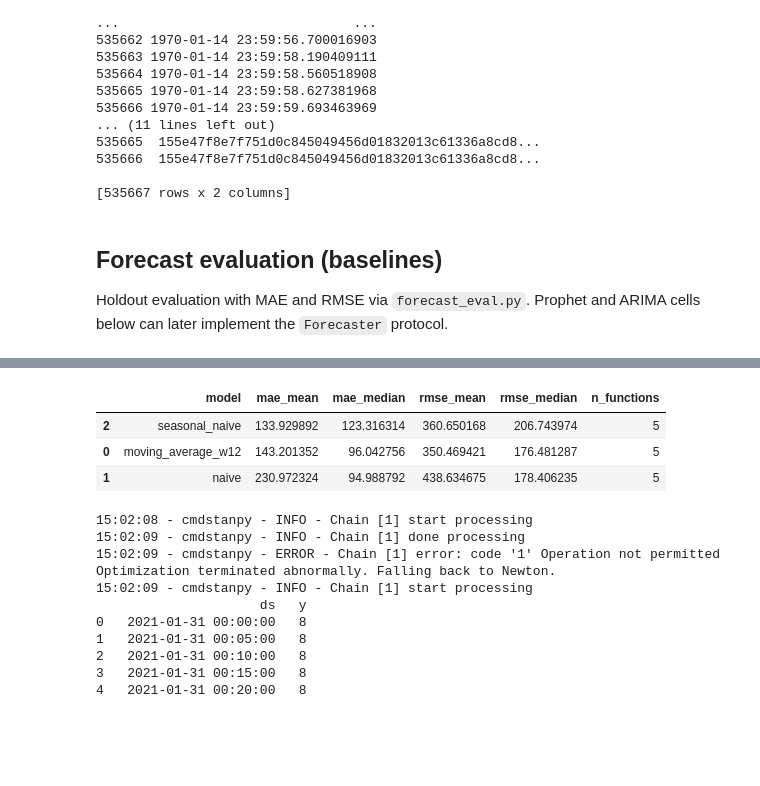
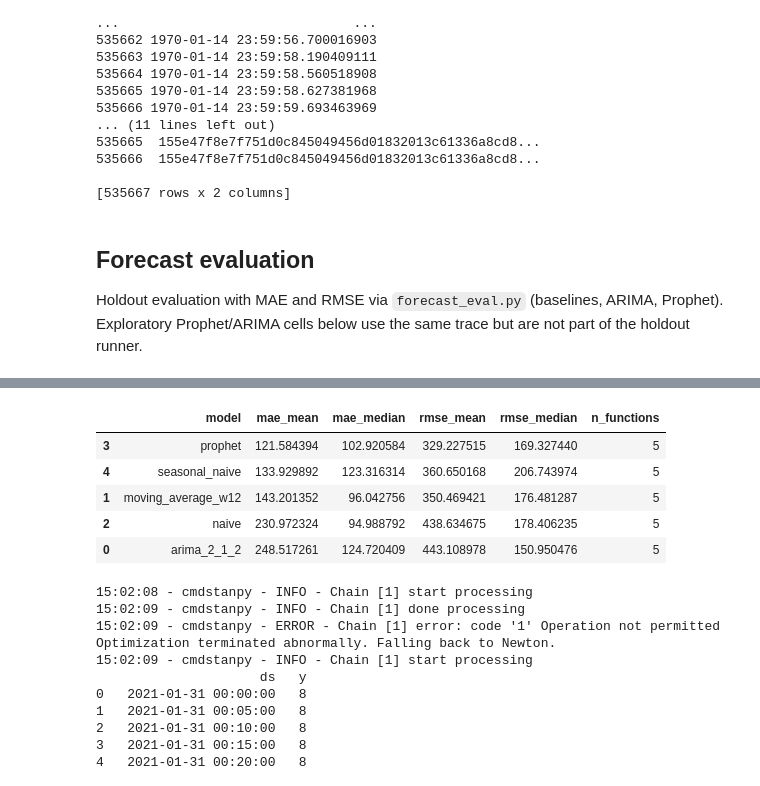
Before and after one commit to Joveful/thesis, a Jupyter notebook: az21.ipynb, the cells around one changed output, grey strips where cells are left out. Saved outputs shown, nothing was run; the diff lists cells and outputs as text; code cells hidden in the pictures; blank space fills up the shorter version.

Commit message:
forecasting models

```diff
--- a/az21.ipynb
+++ b/az21.ipynb
@@ -156,13 +172,13 @@ print(dfc_max)
 
 [535667 rows x 2 columns]
 # %% [markdown]
-## Forecast evaluation (baselines)
+## Forecast evaluation
 
-Holdout evaluation with MAE and RMSE via `forecast_eval.py`. Prophet and ARIMA cells below can later implement the `Forecaster` protocol.
+Holdout evaluation with MAE and RMSE via `forecast_eval.py` (baselines, ARIMA, Prophet). Exploratory Prophet/ARIMA cells below use the same trace but are not part of the holdout runner.
 # %%
 from forecast_eval import (
     build_invocation_series,
-    default_baselines,
+    default_forecasters,
     evaluate_trace,
     summarize_results,
     temporal_split,
@@ -175,10 +191,10 @@ from forecast_eval import (
 top_keys = top_function_keys(df, n=5)
 print(f"Evaluating {len(top_keys)} functions")
 
-baselines = default_baselines(freq="5min")
+forecasters = default_forecasters(freq="5min")
 results = evaluate_trace(
     df,
-    baselines,
+    forecasters,
     freq="5min",
     keys=top_keys,
 )
@@ -189,7 +215,9 @@ Evaluating 5 functions
 |  | model | mae_mean | mae_median | rmse_mean | rmse_median | n_functions |
-| 2 | seasonal_naive | 133.929892 | 123.316314 | 360.650168 | 206.743974 | 5 |
-| 0 | moving_average_w12 | 143.201352 | 96.042756 | 350.469421 | 176.481287 | 5 |
-| 1 | naive | 230.972324 | 94.988792 | 438.634675 | 178.406235 | 5 |
+| 3 | prophet | 121.584394 | 102.920584 | 329.227515 | 169.327440 | 5 |
+| 4 | seasonal_naive | 133.929892 | 123.316314 | 360.650168 | 206.743974 | 5 |
+| 1 | moving_average_w12 | 143.201352 | 96.042756 | 350.469421 | 176.481287 | 5 |
+| 2 | naive | 230.972324 | 94.988792 | 438.634675 | 178.406235 | 5 |
+| 0 | arima_2_1_2 | 248.517261 | 124.720409 | 443.108978 | 150.950476 | 5 |
 # %%
 # Specifying the changepoint brings down the trend line at the end
 m = Prophet(changepoints='2021-01-31')
```
Also changed, not shown: parts of 3 cells of this notebook, 1 other file.
